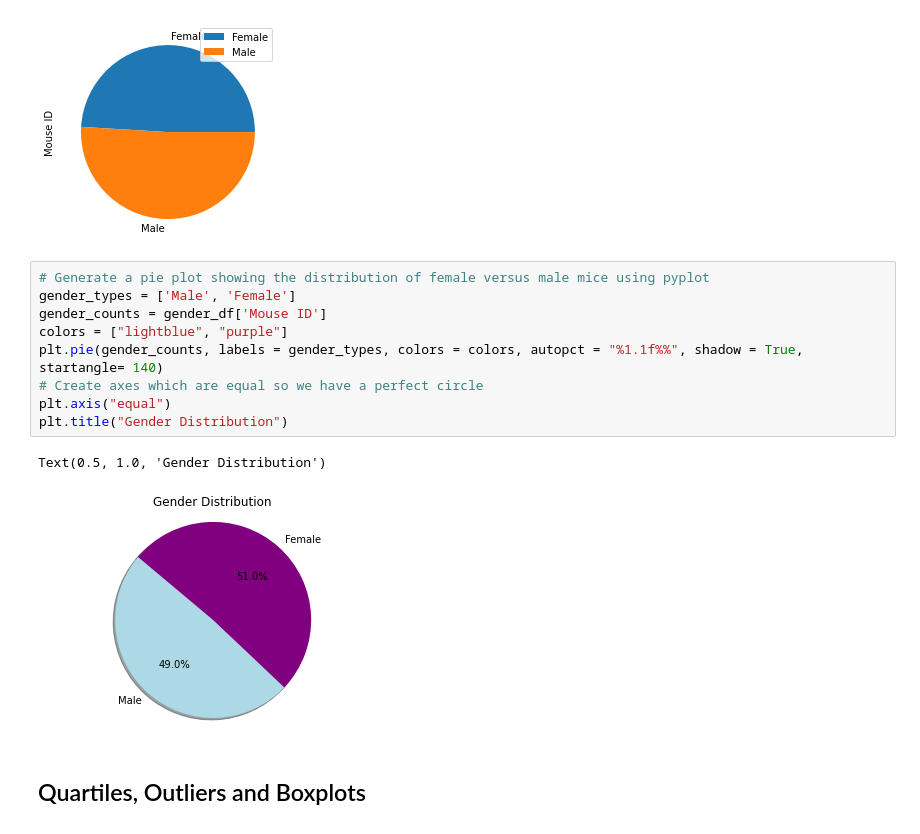
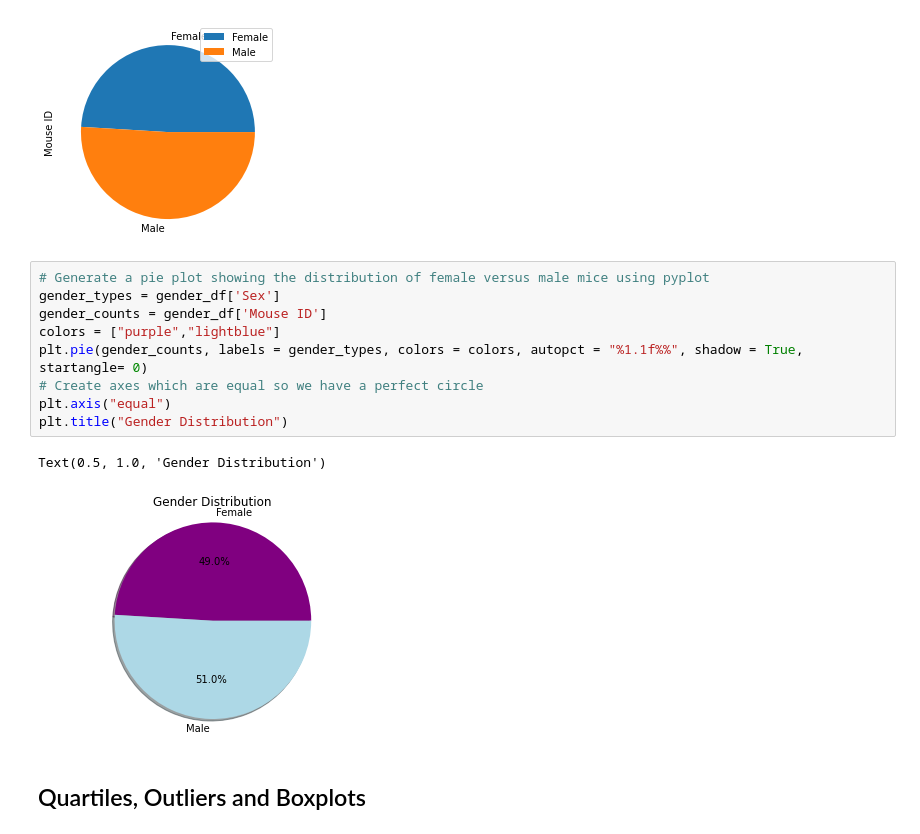
Before and after one commit to knorman123/matplotlib-challenge, a Jupyter notebook: Pymaceuticals/pymaceuticals_starter.ipynb, the cells around one changed output. Cells and saved outputs as stored; diff of their text form.

```diff
--- a/Pymaceuticals/pymaceuticals_starter.ipynb
+++ b/Pymaceuticals/pymaceuticals_starter.ipynb
@@ -143,16 +166,16 @@ gender_df.groupby(['Sex']).sum().plot(kind='pie', y = 'Mouse ID')
 [figure]
 # %%
 # Generate a pie plot showing the distribution of female versus male mice using pyplot
-gender_types = ['Male', 'Female']
+gender_types = gender_df['Sex']
 gender_counts = gender_df['Mouse ID']
-colors = ["lightblue", "purple"]
-plt.pie(gender_counts, labels = gender_types, colors = colors, autopct = "%1.1f%%", shadow = True, startangle= 140)
+colors = ["purple","lightblue"]
+plt.pie(gender_counts, labels = gender_types, colors = colors, autopct = "%1.1f%%", shadow = True, startangle= 0)
 # Create axes which are equal so we have a perfect circle
 plt.axis("equal")
 plt.title("Gender Distribution")
 # %% [output]
 Text(0.5, 1.0, 'Gender Distribution')
-[figure, old version]
+[figure, new version]
 # %% [markdown]
 ## Quartiles, Outliers and Boxplots
 # %%
```
Also changed, not shown: parts of 2 cells of this notebook.
